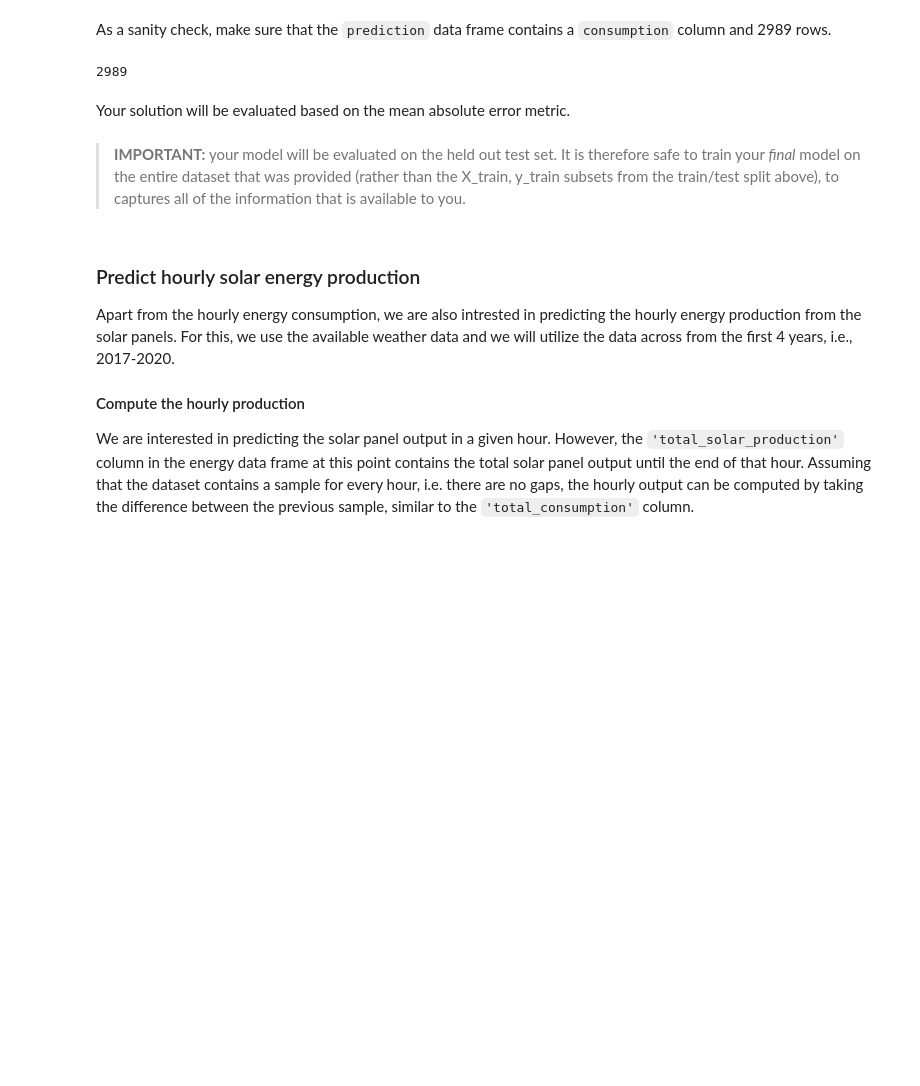
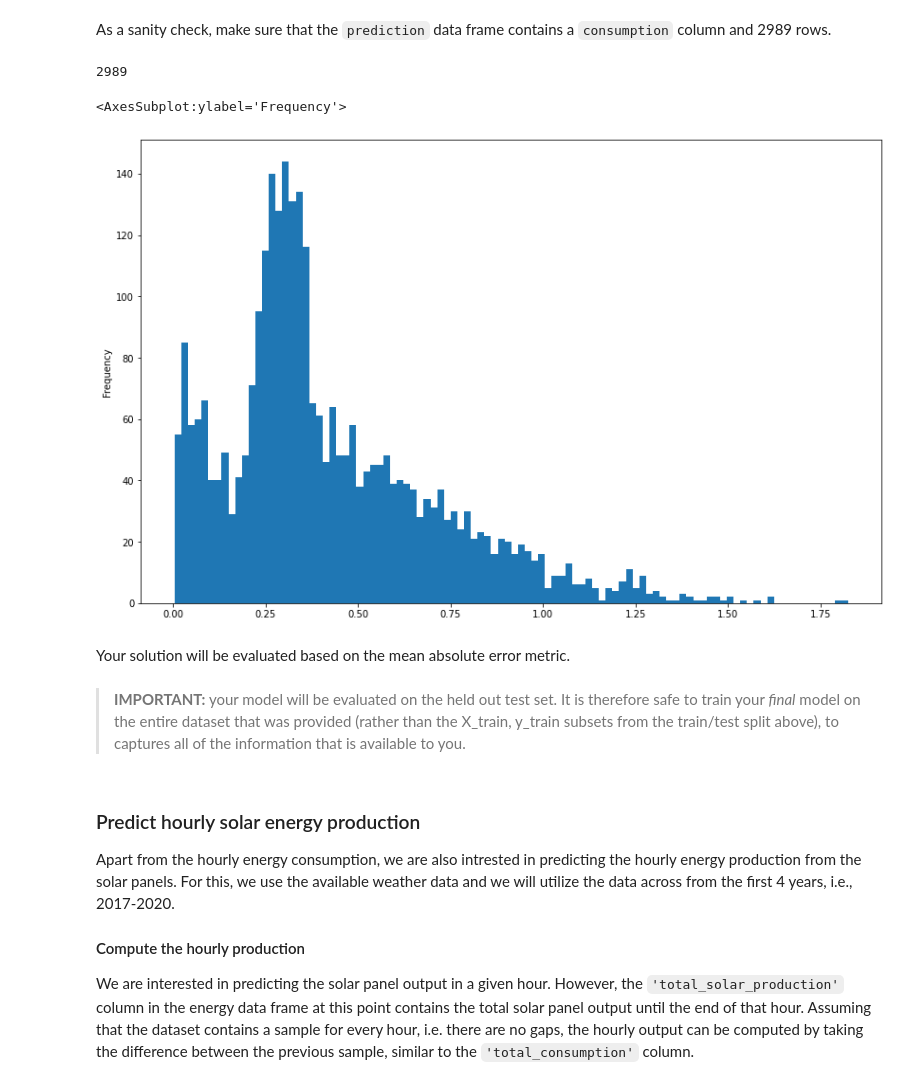
Before and after one commit to PanosBn/IoTGroup9, a Jupyter notebook: assignment.ipynb, the cells around one changed output. Cells and saved outputs as stored; diff of their text form; code cells hidden in the pictures; blank space fills up the shorter version.

Commit message:
(Probably) fixed problem in q14

```diff
--- a/assignment.ipynb
+++ b/assignment.ipynb
@@ -1128,0 +1157,15 @@ For automating the evaluation of your predictions, call the evaluate function th
+# %%
+# prediction = prediction.drop('time', axis=1)
+
+# print(prediction)
+
+q14_dataset = pd.merge_asof(prediction, weatherQ14, on='time').reset_index(drop=True)
+dates1 = prediction['time']
+dates2 = q14_dataset['time']
+
+
+print(np.setdiff1d(dates1, dates2)) #Using this I discovered that two rows failed to merge thus making the resulting dataframe 2987 rows instead of 2989 that was required for the
+                                    #sanity check. Changing merge to merge_asof fixed this, but I'm not sure how correct this is because merge_asof does approximate joints
+                                    #TOP PRIORITY FOR CHECKING THIS PROBLEM HERE
+
+# print(prediction.index)
@@ -1128,0 +1198,6 @@ For automating the evaluation of your predictions, call the evaluate function th
+# %%
+X_train = combined_data[q13_features].values #data from previous question will be used to train the model
+X_test = q14_dataset[q13_features].values #data from the prediction dataset that will be used for the "consumption" prediction
+
+q14_model = RandomForestRegressor(n_estimators=400)
+q14_model.fit(X_train,y)
@@ -1128,0 +1227,4 @@ For automating the evaluation of your predictions, call the evaluate function th
+# %%
+preds = q14_model.predict(X_test)
+# %%
+prediction['consumption'] = preds
@@ -1135,6 +1252,11 @@ As a sanity check, make sure that the `prediction` data frame contains a `consum
 prediction.shape[0]
 # %% [output]
 2989
+# %%
+prediction['consumption'].plot.hist(bins=100)
+# %% [output]
+<AxesSubplot:ylabel='Frequency'>
+[figure, added]
 # %% [markdown]
 Your solution will be evaluated based on the mean absolute error metric.
 # %%
```
Also changed, not shown: parts of 29 cells of this notebook.
